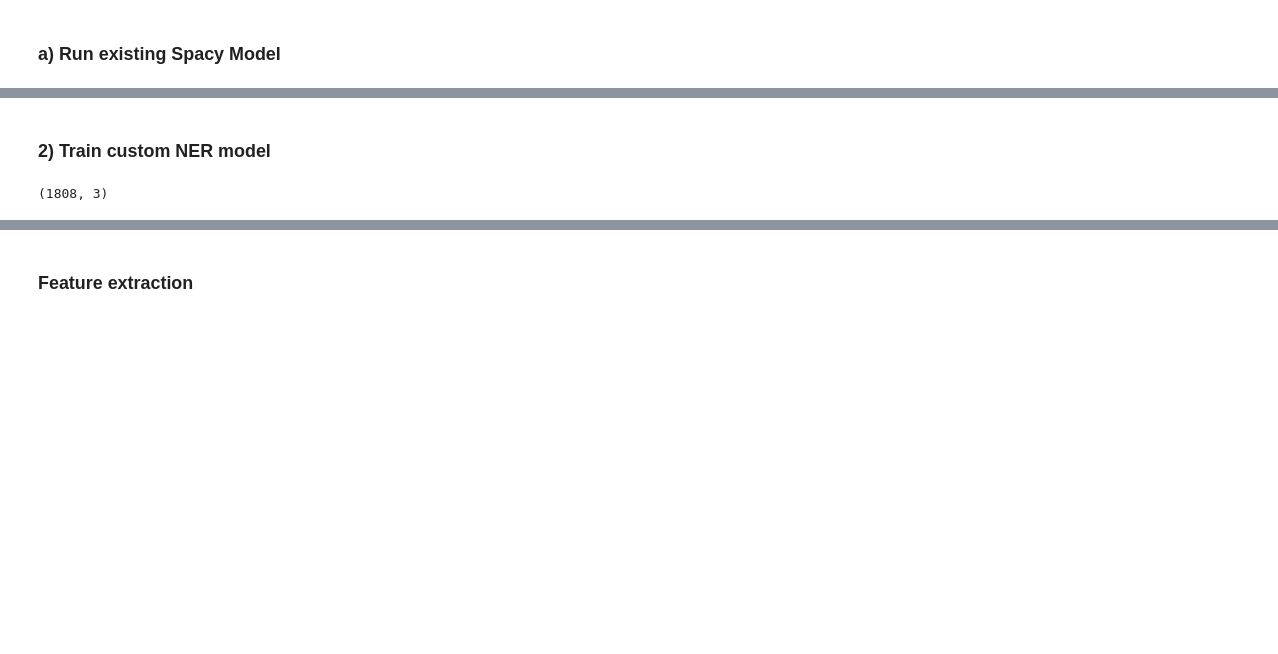
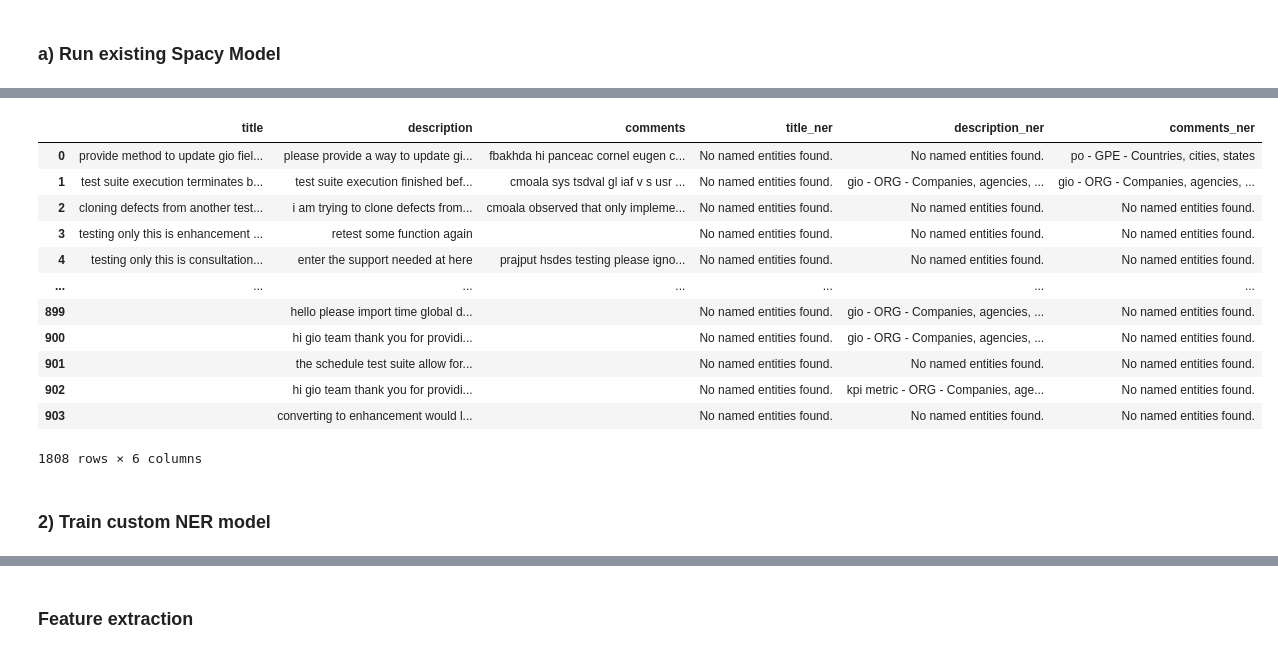
Before and after one commit to NicoleNL/ML-Track, a Jupyter notebook: Similarity_analytics_20210921.ipynb, the cells around one changed output, grey strips where cells are left out. Saved outputs shown, nothing was run; the diff lists cells and outputs as text; code cells hidden in the pictures; blank space fills up the shorter version.

```diff
--- a/Similarity_analytics_20210921.ipynb
+++ b/Similarity_analytics_20210921.ipynb
@@ -618,10 +593,0 @@ def custom_tax(text,remove_tax,include_tax):
-# %%
-#list of words to remove
-# remove_tax = ["gio","defects","test"]
-# #list of words to maintain
-# include_tax = ["test suite execution","hsdes testing"]
-
-df["title_tax"]=  [custom_tax(text,remove_tax,include_tax) for text in df["title"]]
-df["description_tax"]=  [custom_tax(text,remove_tax,include_tax) for text in df["description"]]
-df["comments_tax"]=  [custom_tax(text,remove_tax,include_tax) for text in df["comments"]]
-df.head()
@@ -670,5 +593,0 @@ def custom_tax(text,remove_tax,include_tax):
-# %%
-df["title_tax"]=  [custom_tax(text,remove_tax,include_tax) for text in df["title"]]
-df["description_tax"]=  [custom_tax(text,remove_tax,include_tax) for text in df["description"]]
-df["comments_tax"]=  [custom_tax(text,remove_tax,include_tax) for text in df["comments"]]
-df.head()
@@ -716,6 +593,0 @@ print(stopwords)
-# %%
-text = "test suite execution, gio fields"
-for w in remove_tax: #"gio","fields"
-    pattern = r'\b'+w+r'\b'
-    text = re.sub(pattern,' ', text)
-    print(text)
@@ -783,6 +743,6 @@ nlp.pipe_names
 # %%
 # Write a function to display basic entity info:
-def show_ents(text):
+def show_ents_spacy(text):
     doc = nlp(text)
     if doc.ents:
         for ent in doc.ents:
@@ -790,10 +750,24 @@ def show_ents(text):
     else:
         return('No named entities found.')
 # %%
-df["title_ner"]=  [show_ents(text)for text in df["title"]]
-df["description_ner"]=  [show_ents(text) for text in df["description"]]
-df["comments_ner"]=  [show_ents(text) for text in df["comments"]]
+df["title_ner"]=  [show_ents_spacy(text)for text in df["title"]]
+df["description_ner"]=  [show_ents_spacy(text) for text in df["description"]]
+df["comments_ner"]=  [show_ents_spacy(text) for text in df["comments"]]
 df
+# %% [output]
+|  | title | description | comments | title_ner | description_ner | comments_ner |
+| 0 | provide method to update gio fiel... | please provide a way to update gi... | fbakhda hi panceac cornel eugen c... | No named entities found. | No named entities found. | po - GPE - Countries, cities, states |
+| 1 | test suite execution terminates b... | test suite execution finished bef... | cmoala sys tsdval gl iaf v s usr ... | No named entities found. | gio - ORG - Companies, agencies, ... | gio - ORG - Companies, agencies, ... |
+| 2 | cloning defects from another test... | i am trying to clone defects from... | cmoala observed that only impleme... | No named entities found. | No named entities found. | No named entities found. |
+| 3 | testing only this is enhancement ... | retest some function again |  | No named entities found. | No named entities found. | No named entities found. |
+| 4 | testing only this is consultation... | enter the support needed at here | prajput hsdes testing please igno... | No named entities found. | No named entities found. | No named entities found. |
+| ... | ... | ... | ... | ... | ... | ... |
+| 899 |  | hello please import time global d... |  | No named entities found. | gio - ORG - Companies, agencies, ... | No named entities found. |
+| 900 |  | hi gio team thank you for providi... |  | No named entities found. | gio - ORG - Companies, agencies, ... | No named entities found. |
+| 901 |  | the schedule test suite allow for... |  | No named entities found. | No named entities found. | No named entities found. |
+| 902 |  | hi gio team thank you for providi... |  | No named entities found. | kpi metric - ORG - Companies, age... | No named entities found. |
+| 903 |  | converting to enhancement would l... |  | No named entities found. | No named entities found. | No named entities found. |
+1808 rows × 6 columns
 # %%
 df.to_excel('C:/Users/nchong/OneDrive - Intel Corporation/Documents/Debug Similarity Analytics and Bucketization Framework/General/Sample json output/HSD ES Raw Data/'+'ner_spacy.xlsx')
 # %%
@@ -802,7 +776,3 @@ df.iloc[23]
 df.iloc[25]
 # %% [markdown]
 ### 2) Train custom NER model
-# %%
-df.shape
-# %% [output]
-(1808, 3)
```
Also changed, not shown: parts of 28 cells of this notebook.
